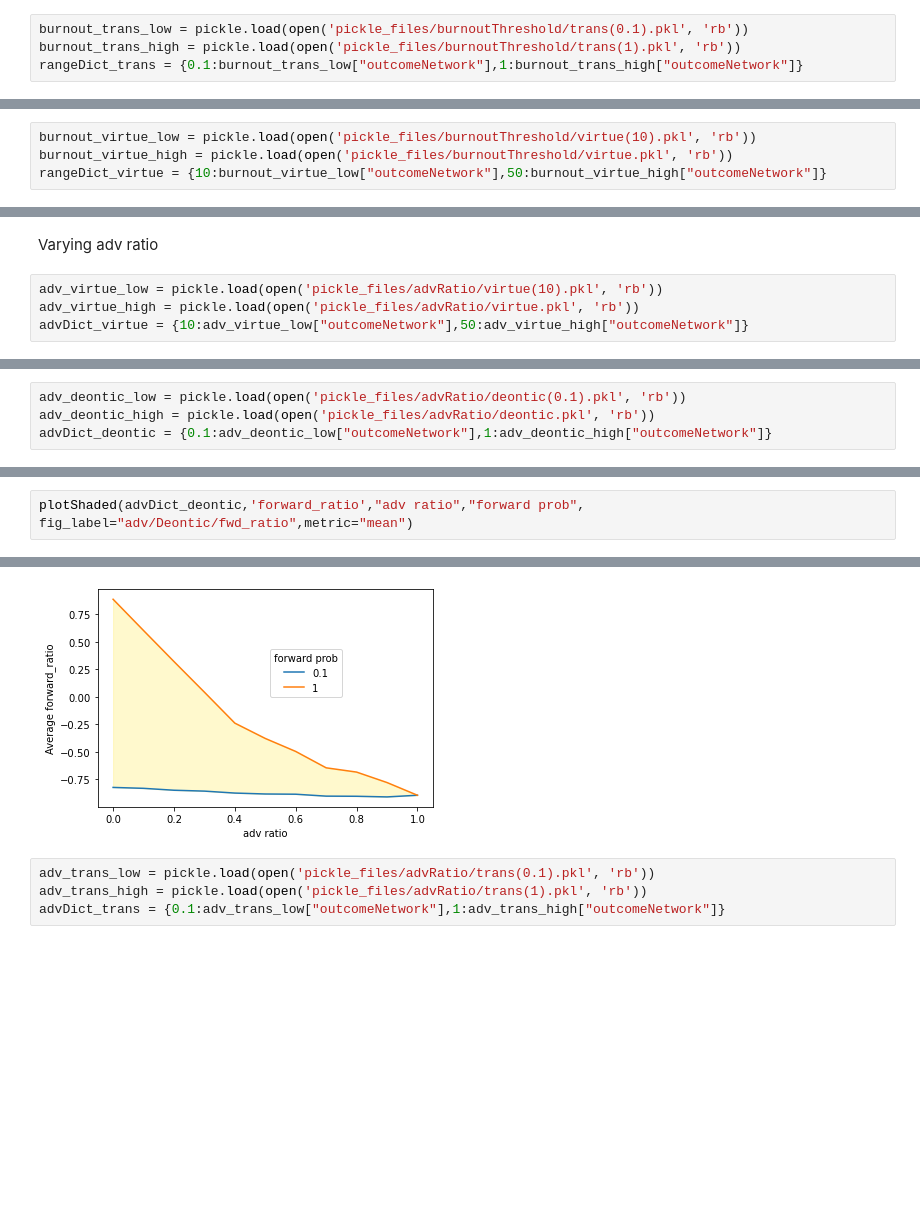
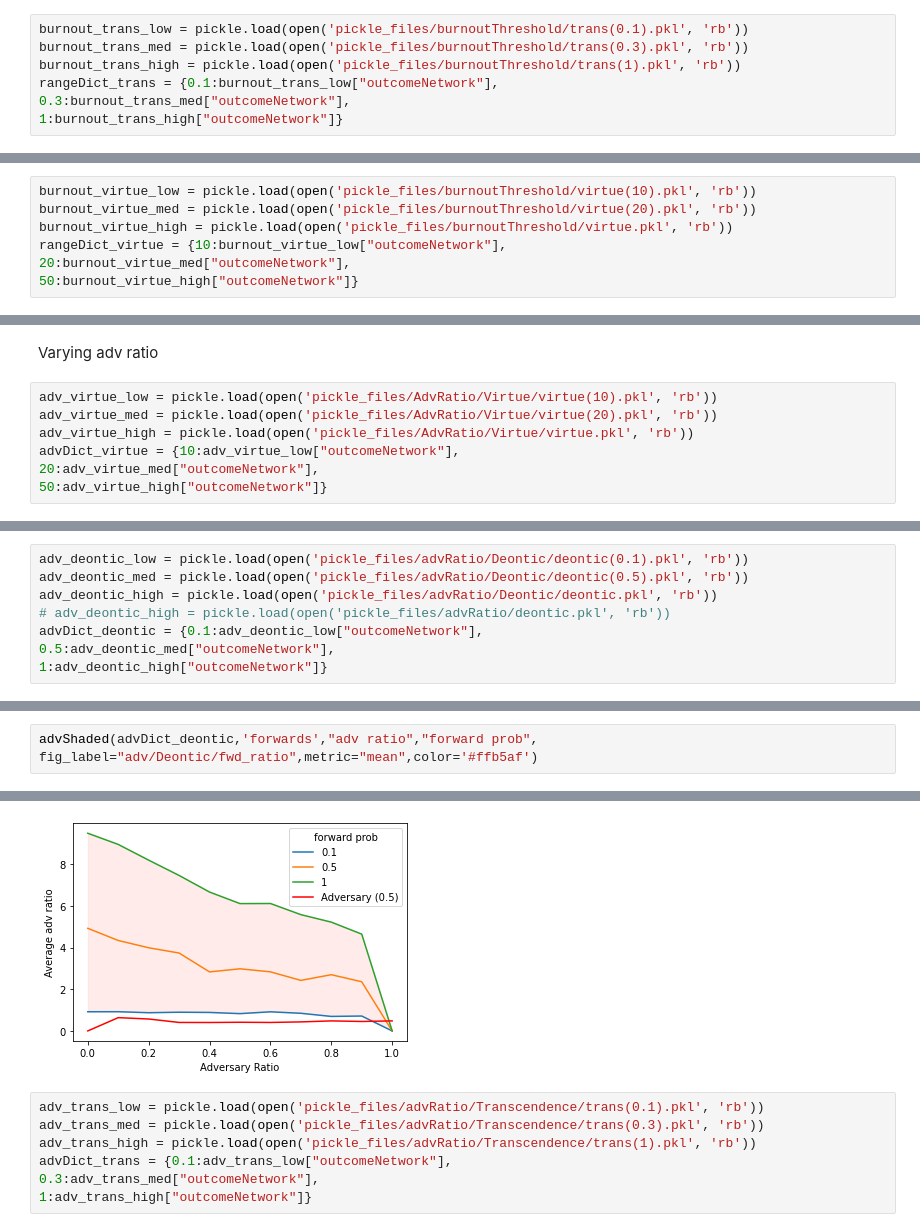
Before and after one commit to WSL-IIITB/SPECTRA, a Jupyter notebook: homogneous_results.ipynb, the cells around one changed output, grey strips where cells are left out. Saved outputs shown, nothing was run; the diff lists cells and outputs as text; blank space fills up the shorter version.

Commit message:
forward rati

```diff
--- a/homogneous_results.ipynb
+++ b/homogneous_results.ipynb
@@ -36,7 +40,10 @@ plotShaded(rangeDict,'forward_ratio',"burnout threshold","forward prob", fig_lab
 # %%
 burnout_trans_low = pickle.load(open('pickle_files/burnoutThreshold/trans(0.1).pkl', 'rb'))
+burnout_trans_med = pickle.load(open('pickle_files/burnoutThreshold/trans(0.3).pkl', 'rb'))
 burnout_trans_high = pickle.load(open('pickle_files/burnoutThreshold/trans(1).pkl', 'rb'))
-rangeDict_trans = {0.1:burnout_trans_low["outcomeNetwork"],1:burnout_trans_high["outcomeNetwork"]}
+rangeDict_trans = {0.1:burnout_trans_low["outcomeNetwork"],
+0.3:burnout_trans_med["outcomeNetwork"],
+1:burnout_trans_high["outcomeNetwork"]}
 # %%
 plotShaded(rangeDict_trans,'cost',"burnout threshold","gamma", fig_label="burnout_thresh/Trans/cost",metric="mean")
 # %% [output]
@@ -56,7 +63,10 @@ plotShaded(rangeDict_trans,'utility',"burnout threshold","gamma", fig_label="bur
 # %%
 burnout_virtue_low = pickle.load(open('pickle_files/burnoutThreshold/virtue(10).pkl', 'rb'))
+burnout_virtue_med = pickle.load(open('pickle_files/burnoutThreshold/virtue(20).pkl', 'rb'))
 burnout_virtue_high = pickle.load(open('pickle_files/burnoutThreshold/virtue.pkl', 'rb'))
-rangeDict_virtue = {10:burnout_virtue_low["outcomeNetwork"],50:burnout_virtue_high["outcomeNetwork"]}
+rangeDict_virtue = {10:burnout_virtue_low["outcomeNetwork"],
+20:burnout_virtue_med["outcomeNetwork"],
+50:burnout_virtue_high["outcomeNetwork"]}
 # %%
 plotShaded(rangeDict_virtue,'utility',"burnout threshold","Bin Size", fig_label="burnout_thresh/Virtue/utility",metric="mean")
 # %% [output]
@@ -76,6 +86,9 @@ plotShaded(rangeDict_virtue,'forward_ratio',"burnout threshold","Bin Size", fig_
 # %% [markdown]
 Varying adv ratio
 # %%
-adv_virtue_low = pickle.load(open('pickle_files/advRatio/virtue(10).pkl', 'rb'))
-adv_virtue_high = pickle.load(open('pickle_files/advRatio/virtue.pkl', 'rb'))
-advDict_virtue = {10:adv_virtue_low["outcomeNetwork"],50:adv_virtue_high["outcomeNetwork"]}
+adv_virtue_low = pickle.load(open('pickle_files/AdvRatio/Virtue/virtue(10).pkl', 'rb'))
+adv_virtue_med = pickle.load(open('pickle_files/AdvRatio/Virtue/virtue(20).pkl', 'rb'))
+adv_virtue_high = pickle.load(open('pickle_files/AdvRatio/Virtue/virtue.pkl', 'rb'))
+advDict_virtue = {10:adv_virtue_low["outcomeNetwork"],
+20:adv_virtue_med["outcomeNetwork"],
+50:adv_virtue_high["outcomeNetwork"]}
@@ -94,5 +179,9 @@ plotShaded(advDict_virtue,'burnout',"adv ratio","Bin Size", fig_label="adv/Virtu
 # %%
-adv_deontic_low = pickle.load(open('pickle_files/advRatio/deontic(0.1).pkl', 'rb'))
-adv_deontic_high = pickle.load(open('pickle_files/advRatio/deontic.pkl', 'rb'))
-advDict_deontic = {0.1:adv_deontic_low["outcomeNetwork"],1:adv_deontic_high["outcomeNetwork"]}
+adv_deontic_low = pickle.load(open('pickle_files/advRatio/Deontic/deontic(0.1).pkl', 'rb'))
+adv_deontic_med = pickle.load(open('pickle_files/advRatio/Deontic/deontic(0.5).pkl', 'rb'))
+adv_deontic_high = pickle.load(open('pickle_files/advRatio/Deontic/deontic.pkl', 'rb'))
+# adv_deontic_high = pickle.load(open('pickle_files/advRatio/deontic.pkl', 'rb'))
+advDict_deontic = {0.1:adv_deontic_low["outcomeNetwork"],
+0.5:adv_deontic_med["outcomeNetwork"],
+1:adv_deontic_high["outcomeNetwork"]}
 # %%
@@ -106,3 +229,3 @@ plotShaded(advDict_deontic,'cost',"adv ratio","forward prob", fig_label="adv/Deo
 # %%
-plotShaded(advDict_deontic,'forward_ratio',"adv ratio","forward prob", fig_label="adv/Deontic/fwd_ratio",metric="mean")
+advShaded(advDict_deontic,'forwards',"adv ratio","forward prob", fig_label="adv/Deontic/fwd_ratio",metric="mean",color='#ffb5af')
 # %% [output]
@@ -109,6 +249,9 @@ plotShaded(advDict_deontic,'forward_ratio',"adv ratio","forward prob", fig_label
-[figure, old version]
+[figure, new version]
 # %%
-adv_trans_low = pickle.load(open('pickle_files/advRatio/trans(0.1).pkl', 'rb'))
-adv_trans_high = pickle.load(open('pickle_files/advRatio/trans(1).pkl', 'rb'))
-advDict_trans = {0.1:adv_trans_low["outcomeNetwork"],1:adv_trans_high["outcomeNetwork"]}
+adv_trans_low = pickle.load(open('pickle_files/advRatio/Transcendence/trans(0.1).pkl', 'rb'))
+adv_trans_med = pickle.load(open('pickle_files/advRatio/Transcendence/trans(0.3).pkl', 'rb'))
+adv_trans_high = pickle.load(open('pickle_files/advRatio/Transcendence/trans(1).pkl', 'rb'))
+advDict_trans = {0.1:adv_trans_low["outcomeNetwork"],
+0.3:adv_trans_med["outcomeNetwork"],
+1:adv_trans_high["outcomeNetwork"]}
 # %%
```
Also changed, not shown: parts of 30 cells of this notebook, 53 other files.
